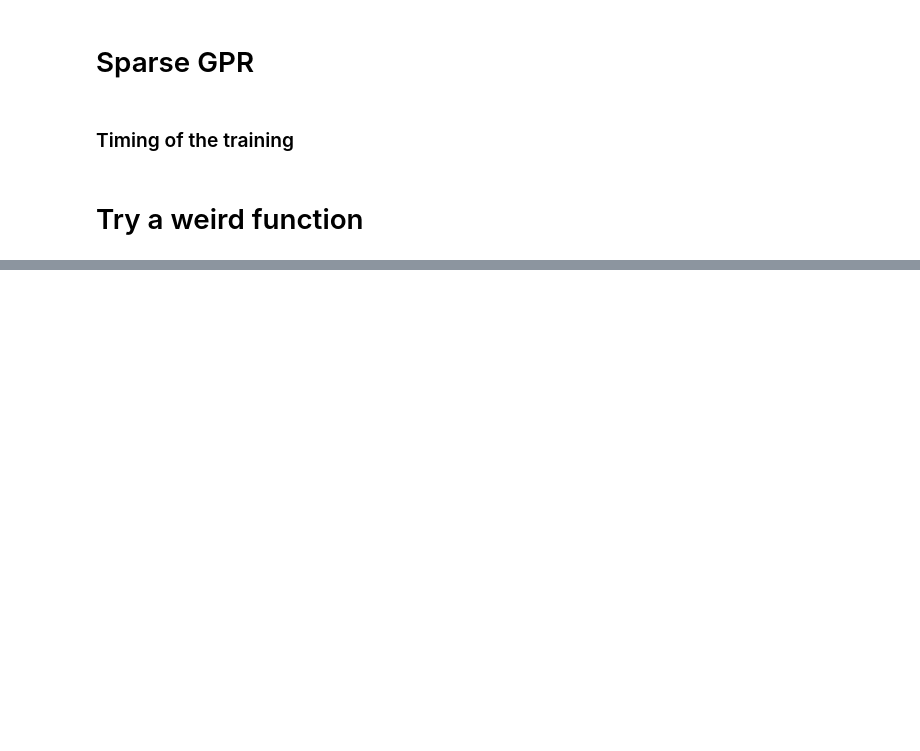
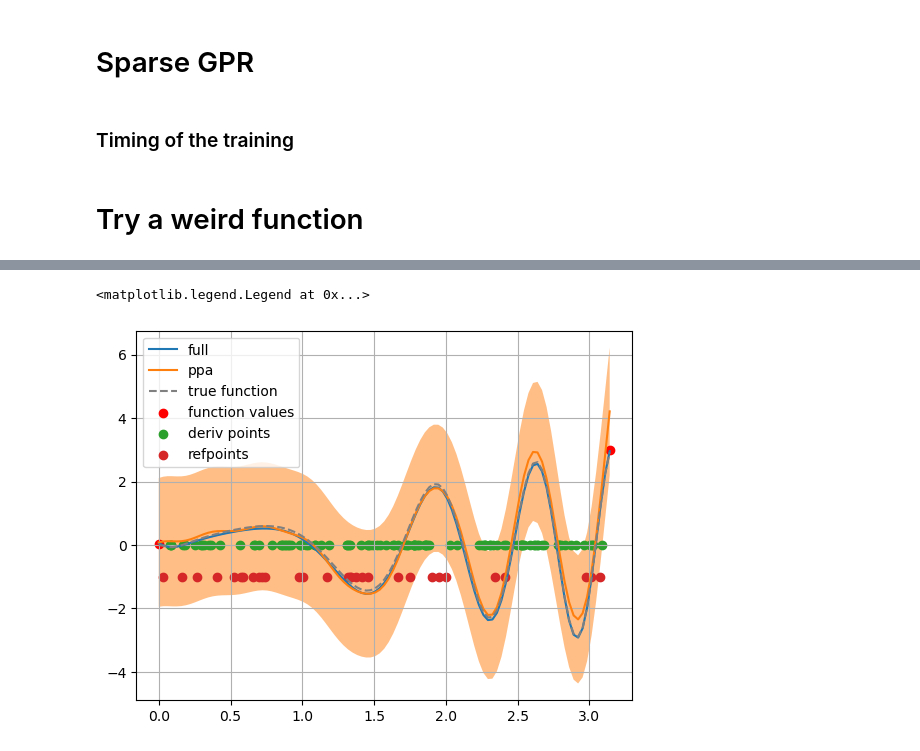
Before and after one commit to LukasEin/jaxgp, a Jupyter notebook: benchmarking1D.ipynb, the cells around one changed output, grey strips where cells are left out. Drawn from its saved outputs; the diff is of its cells as text; code cells hidden in the pictures; blank space fills up the shorter version.

```diff
--- a/benchmarking1D.ipynb
+++ b/benchmarking1D.ipynb
@@ -129,3 +134,19 @@ for elem in data_sizes:
 # (means_ppa, stds_ppa) = model.eval(grid.reshape(-1,1),True)
 # means_ppa = means_ppa.reshape(-1)
 # stds_ppa = stds_ppa.reshape(-1)
+
+model = gpr.ExactGPR(kernel,data_split,kernel_params,noise=noise)
+model.train_regression()
+model(X_data,Y_data)
+model.eval()
+means_full, stds_full = model(grid.reshape(-1,1))
+means_full = means_full.reshape(-1)
+stds_full = stds_full.reshape(-1)
+
+model = gpr.SparseGPR(kernel,data_split,referencegrid,kernel_params,noise=noise)
+model.train_regression()
+model(X_data,Y_data)
+model.eval()
+(means_ppa, stds_ppa) = model(grid.reshape(-1,1))
+means_ppa = means_ppa.reshape(-1)
+stds_ppa = stds_ppa.reshape(-1)
@@ -132,11 +175,14 @@ for elem in data_sizes:
 # %%
-# plt.plot(grid,means_full,label="full")
-# plt.fill_between(grid,means_full-2*stds_full,means_full+2*stds_full,alpha=0.5)
-# plt.plot(grid,means_ppa,label="ppa")
-# plt.fill_between(grid,means_ppa-2*stds_ppa,means_ppa+2*stds_ppa,alpha=0.5)
-# plt.plot(grid,f(grid,0.0),color="grey",ls="--",label="true function")
-# plt.scatter(datagrid,data_values,color="r",label="function values")
-# plt.scatter(derivative_grid,jnp.zeros_like(derivative_grid))
-# plt.scatter(referencegrid.reshape(-1), -jnp.ones_like(referencegrid.reshape(-1)))
-# plt.grid()
-# plt.legend()
+plt.plot(grid,means_full,label="full")
+plt.fill_between(grid,means_full-2*stds_full,means_full+2*stds_full,alpha=0.5)
+plt.plot(grid,means_ppa,label="ppa")
+plt.fill_between(grid,means_ppa-2*stds_ppa,means_ppa+2*stds_ppa,alpha=0.5)
+plt.plot(grid,f(grid,0.0),color="grey",ls="--",label="true function")
+plt.scatter(datagrid,data_values,color="r",label="function values")
+plt.scatter(derivative_grid,jnp.zeros_like(derivative_grid),label="deriv points")
+plt.scatter(referencegrid.reshape(-1), -jnp.ones_like(referencegrid.reshape(-1)), label="refpoints")
+plt.grid()
+plt.legend()
+# %% [output]
+<matplotlib.legend.Legend at 0x...>
+[figure, added]
```
Also changed, not shown: parts of 7 cells of this notebook, 10 other files.
